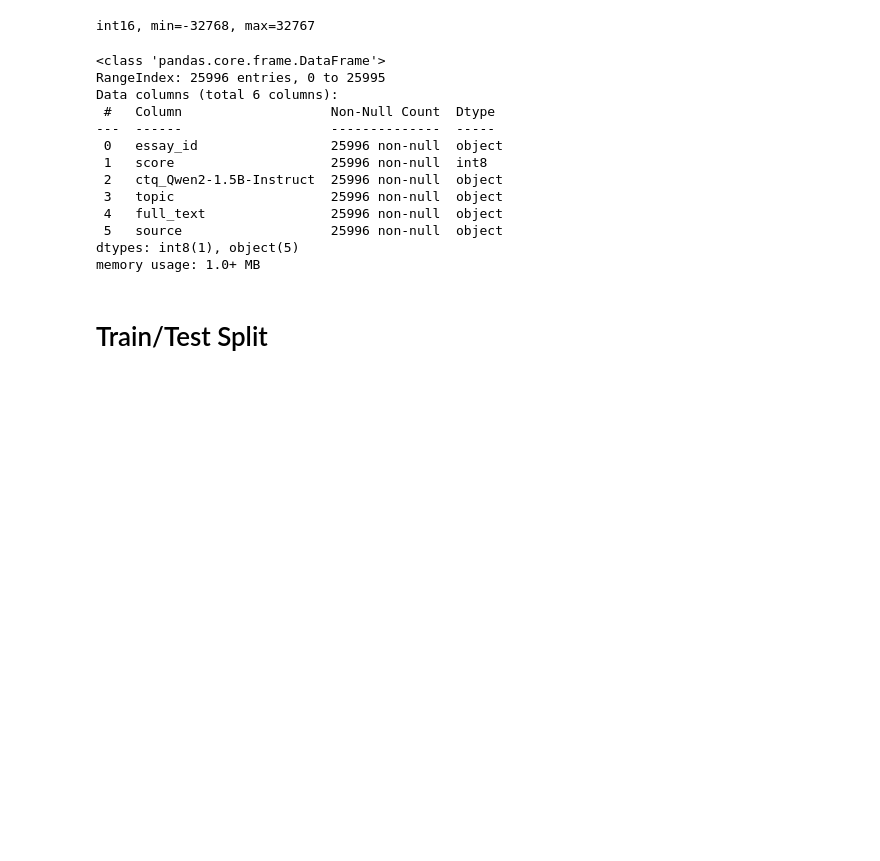
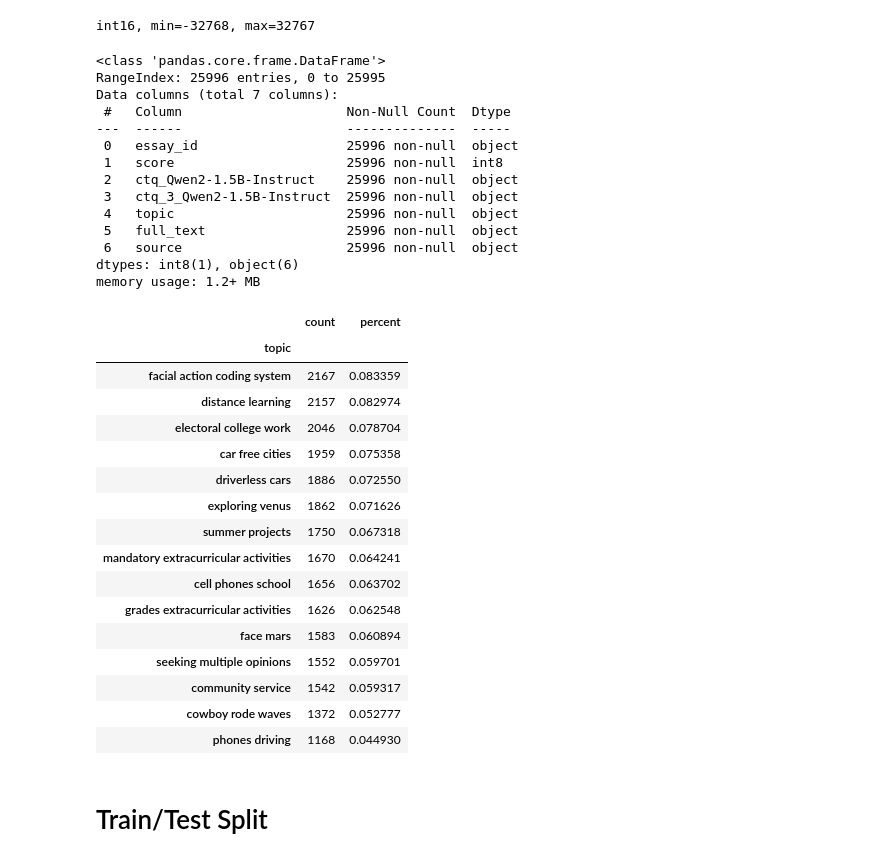
Before and after one commit to seahrh/kaggle-learning-agency-lab-automated-essay-scoring-2, a Jupyter notebook: 30_combine_split.ipynb, the cells around one changed output. Drawn from its saved outputs; the diff is of its cells as text; code cells hidden in the pictures; blank space fills up the shorter version.

```diff
--- a/30_combine_split.ipynb
+++ b/30_combine_split.ipynb
@@ -34,7 +37,14 @@ print(f"int16, min={info.min}, max={info.max}")
 # %% [output]
 int16, min=-32768, max=32767
 # %%
-cols = ["essay_id", "score", "ctq_Qwen2-1.5B-Instruct", "topic", "full_text"]
+cols = [
+    "essay_id",
+    "score",
+    "ctq_Qwen2-1.5B-Instruct",
+    "ctq_3_Qwen2-1.5B-Instruct",
+    "topic",
+    "full_text"
+]
 cmb = None
 for filepath in files:
     df = pd.read_parquet(filepath)
@@ -48,17 +58,38 @@ cmb.info()
 # %% [output]
 <class 'pandas.core.frame.DataFrame'>
 RangeIndex: 25996 entries, 0 to 25995
-Data columns (total 6 columns):
- #   Column                   Non-Null Count  Dtype
----  ------                   --------------  -----
- 0   essay_id                 25996 non-null  object
- 1   score                    25996 non-null  int8
- 2   ctq_Qwen2-1.5B-Instruct  25996 non-null  object
- 3   topic                    25996 non-null  object
- 4   full_text                25996 non-null  object
- 5   source                   25996 non-null  object
-dtypes: int8(1), object(5)
-memory usage: 1.0+ MB
+Data columns (total 7 columns):
+ #   Column                     Non-Null Count  Dtype
+---  ------                     --------------  -----
+ 0   essay_id                   25996 non-null  object
+ 1   score                      25996 non-null  int8
+ 2   ctq_Qwen2-1.5B-Instruct    25996 non-null  object
+ 3   ctq_3_Qwen2-1.5B-Instruct  25996 non-null  object
+ 4   topic                      25996 non-null  object
+ 5   full_text                  25996 non-null  object
+ 6   source                     25996 non-null  object
+dtypes: int8(1), object(6)
+memory usage: 1.2+ MB
+# %%
+pdx.value_counts(df["topic"])
+# %% [output]
+|  | count | percent |
+| topic |  |  |
+| facial action coding system | 2167 | 0.083359 |
+| distance learning | 2157 | 0.082974 |
+| electoral college work | 2046 | 0.078704 |
+| car free cities | 1959 | 0.075358 |
+| driverless cars | 1886 | 0.072550 |
+| exploring venus | 1862 | 0.071626 |
+| summer projects | 1750 | 0.067318 |
+| mandatory extracurricular activities | 1670 | 0.064241 |
+| cell phones school | 1656 | 0.063702 |
+| grades extracurricular activities | 1626 | 0.062548 |
+| face mars | 1583 | 0.060894 |
+| seeking multiple opinions | 1552 | 0.059701 |
+| community service | 1542 | 0.059317 |
+| cowboy rode waves | 1372 | 0.052777 |
+| phones driving | 1168 | 0.044930 |
 # %% [markdown]
 # Train/Test Split
 # %%
```
Also changed, not shown: parts of 5 cells of this notebook, 8 other files.
